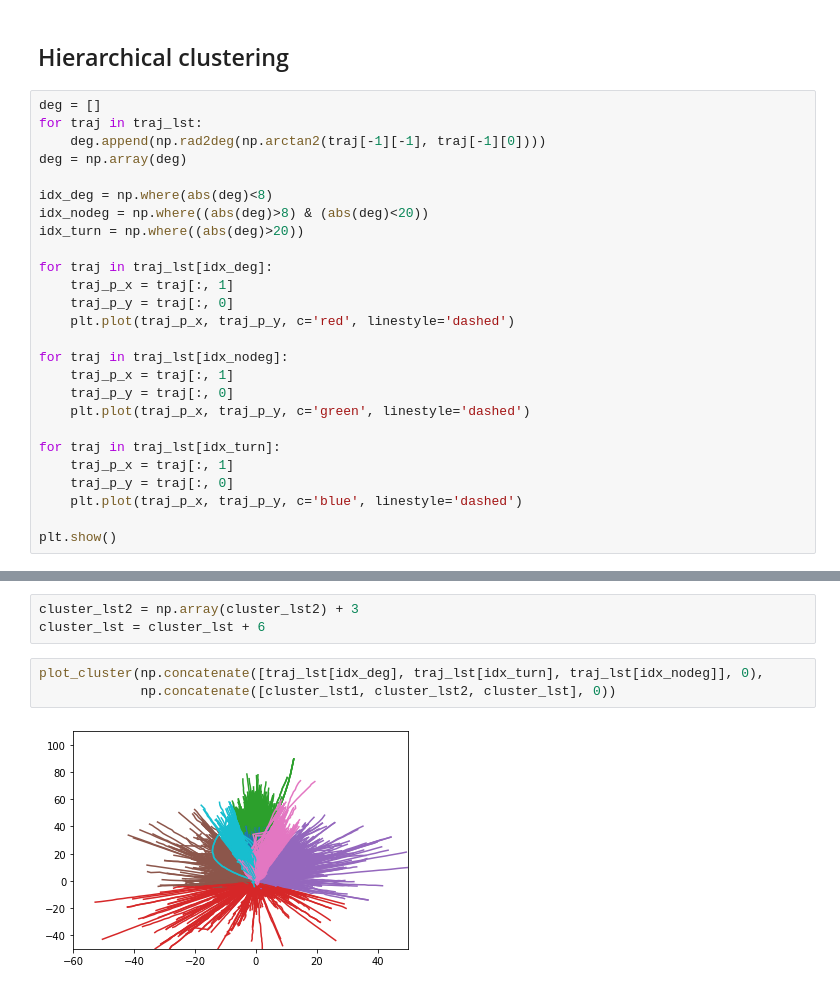
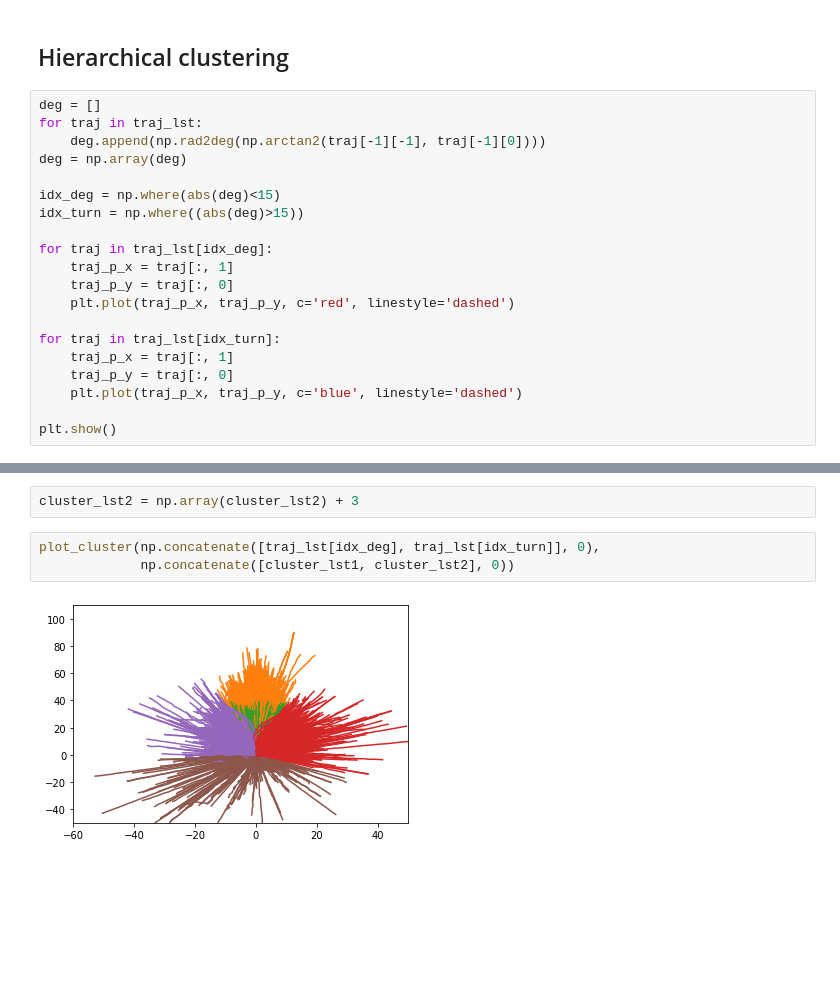
Before and after one commit to AutoVision-cloud/SSL-Lanes, a Jupyter notebook: maneuver/sample_and_cluster.ipynb, the cells around one changed output, grey strips where cells are left out. Drawn from its saved outputs; the diff is of its cells as text; blank space fills up the shorter version.

```diff
--- a/maneuver/sample_and_cluster.ipynb
+++ b/maneuver/sample_and_cluster.ipynb
@@ -171,19 +176,13 @@ for traj in traj_lst:
     deg.append(np.rad2deg(np.arctan2(traj[-1][-1], traj[-1][0])))
 deg = np.array(deg)
 
-idx_deg = np.where(abs(deg)<8)
-idx_nodeg = np.where((abs(deg)>8) & (abs(deg)<20))
-idx_turn = np.where((abs(deg)>20))
+idx_deg = np.where(abs(deg)<15)
+idx_turn = np.where((abs(deg)>15))
 
 for traj in traj_lst[idx_deg]:
     traj_p_x = traj[:, 1]
     traj_p_y = traj[:, 0]
     plt.plot(traj_p_x, traj_p_y, c='red', linestyle='dashed')
-
-for traj in traj_lst[idx_nodeg]:
-    traj_p_x = traj[:, 1]
-    traj_p_y = traj[:, 0]
-    plt.plot(traj_p_x, traj_p_y, c='green', linestyle='dashed')
 
 for traj in traj_lst[idx_turn]:
     traj_p_x = traj[:, 1]
@@ -234,9 +206,8 @@ plot_cluster(traj_lst[idx_nodeg], cluster_lst)
 # %%
 cluster_lst2 = np.array(cluster_lst2) + 3
-cluster_lst = cluster_lst + 6
 # %%
-plot_cluster(np.concatenate([traj_lst[idx_deg], traj_lst[idx_turn], traj_lst[idx_nodeg]], 0),
-             np.concatenate([cluster_lst1, cluster_lst2, cluster_lst], 0))
+plot_cluster(np.concatenate([traj_lst[idx_deg], traj_lst[idx_turn]], 0),
+             np.concatenate([cluster_lst1, cluster_lst2], 0))
 # %% [output]
-[figure, old version]
+[figure, new version]
 # %%
```
Also changed, not shown: parts of 13 cells of this notebook.
